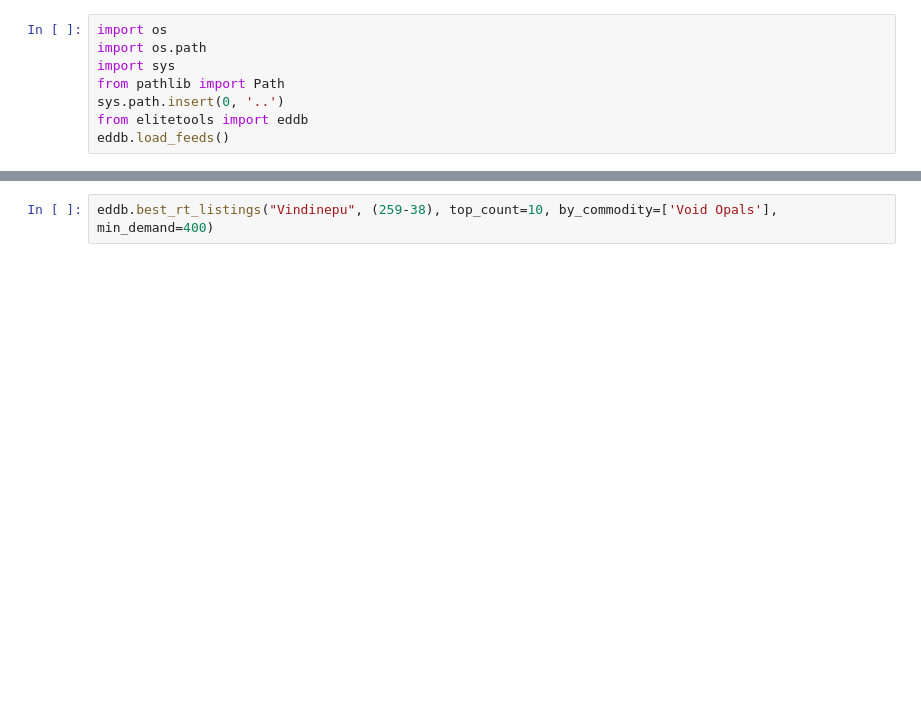
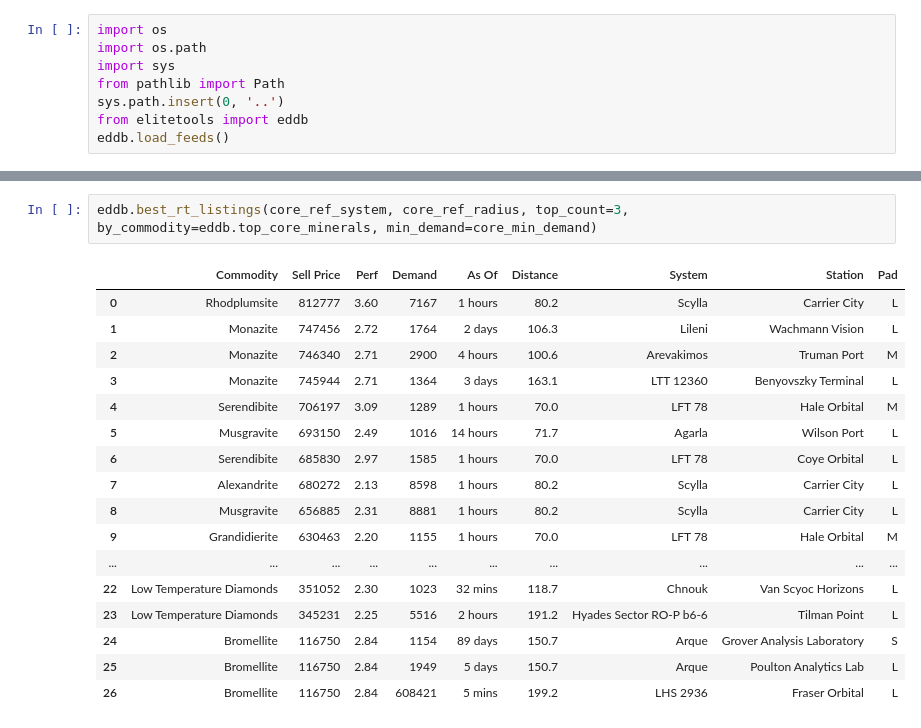
Before and after one commit to kominetz/elite-tools, a Jupyter notebook: notebooks/Daily Minerals Report.ipynb, the cells around one changed output, grey strips where cells are left out. Drawn from its saved outputs; the diff is of its cells as text; blank space fills up the shorter version.

```diff
--- a/notebooks/Daily Minerals Report.ipynb
+++ b/notebooks/Daily Minerals Report.ipynb
@@ -23,2 +69,20 @@ eddb.best_rt_listings("GCRV 1568", (219-0), top_count=10, by_commodity=['Painite
-# %%
-eddb.best_rt_listings("Vindinepu", (259-38), top_count=10, by_commodity=['Void Opals'], min_demand=400)
+# %%
+eddb.best_rt_listings(core_ref_system, core_ref_radius, top_count=3, by_commodity=eddb.top_core_minerals, min_demand=core_min_demand)
+# %% [output]
+|  | Commodity | Sell Price | Perf | Demand | As Of | Distance | System | Station | Pad |
+| 0 | Rhodplumsite | 812777 | 3.60 | 7167 | 1 hours | 80.2 | Scylla | Carrier City | L |
+| 1 | Monazite | 747456 | 2.72 | 1764 | 2 days | 106.3 | Lileni | Wachmann Vision | L |
+| 2 | Monazite | 746340 | 2.71 | 2900 | 4 hours | 100.6 | Arevakimos | Truman Port | M |
+| 3 | Monazite | 745944 | 2.71 | 1364 | 3 days | 163.1 | LTT 12360 | Benyovszky Terminal | L |
+| 4 | Serendibite | 706197 | 3.09 | 1289 | 1 hours | 70.0 | LFT 78 | Hale Orbital | M |
+| 5 | Musgravite | 693150 | 2.49 | 1016 | 14 hours | 71.7 | Agarla | Wilson Port | L |
+| 6 | Serendibite | 685830 | 2.97 | 1585 | 1 hours | 70.0 | LFT 78 | Coye Orbital | L |
+| 7 | Alexandrite | 680272 | 2.13 | 8598 | 1 hours | 80.2 | Scylla | Carrier City | L |
+| 8 | Musgravite | 656885 | 2.31 | 8881 | 1 hours | 80.2 | Scylla | Carrier City | L |
+| 9 | Grandidierite | 630463 | 2.20 | 1155 | 1 hours | 70.0 | LFT 78 | Hale Orbital | M |
+| ... | ... | ... | ... | ... | ... | ... | ... | ... | ... |
+| 22 | Low Temperature Diamonds | 351052 | 2.30 | 1023 | 32 mins | 118.7 | Chnouk | Van Scyoc Horizons | L |
+| 23 | Low Temperature Diamonds | 345231 | 2.25 | 5516 | 2 hours | 191.2 | Hyades Sector RO-P b6-6 | Tilman Point | L |
+| 24 | Bromellite | 116750 | 2.84 | 1154 | 89 days | 150.7 | Arque | Grover Analysis Laboratory | S |
+| 25 | Bromellite | 116750 | 2.84 | 1949 | 5 days | 150.7 | Arque | Poulton Analytics Lab | L |
+| 26 | Bromellite | 116750 | 2.84 | 608421 | 5 mins | 199.2 | LHS 2936 | Fraser Orbital | L |
```
Also changed, not shown: parts of 22 cells of this notebook, 3 other files.
